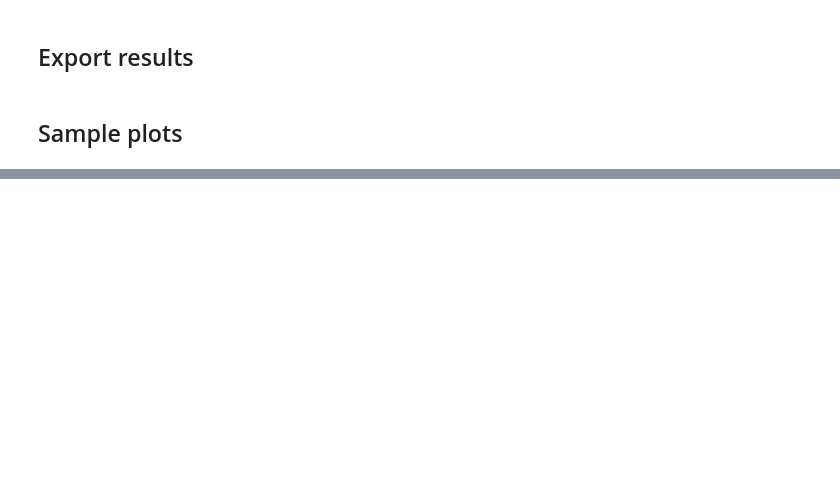
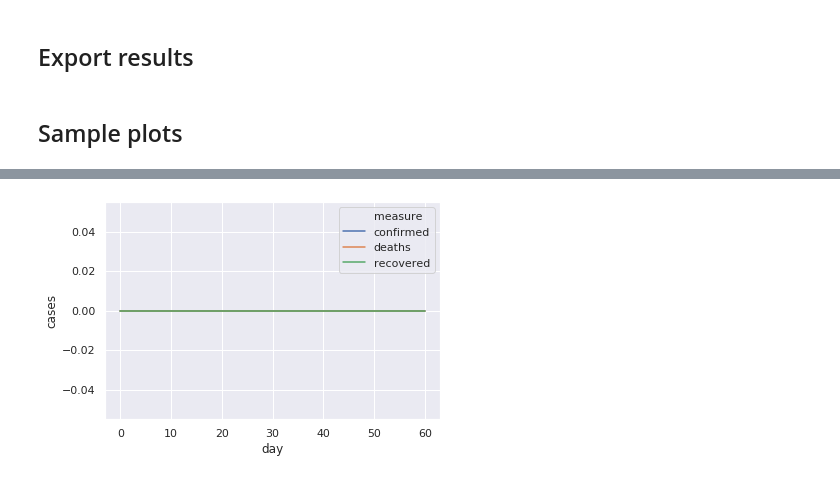
Before and after one commit to misken/c19, a Jupyter notebook: get_c19_data_alpha.ipynb, the cells around one changed output, grey strips where cells are left out. Cells and saved outputs as stored; diff of their text form; code cells hidden in the pictures; blank space fills up the shorter version.

```diff
--- a/get_c19_data_alpha.ipynb
+++ b/get_c19_data_alpha.ipynb
@@ -666,0 +663,4 @@ sns.lineplot(x='day', y='cases', hue='measure',
+# %%
+se_counties = ['Oakland, MI', 'Macomb, MI', 'Wayne, MI', 'Washtenaw, MI', 'St. Clair, MI']
+semich_df = c19_us_county_long.loc[c19_us_county_long['Province/State'].isin(se_counties)]
+semich_df
@@ -666,0 +681,4 @@ sns.lineplot(x='day', y='cases', hue='measure',
+# %%
+c19_us_semich_long = pd.DataFrame(semich_df.groupby(['day', 'measure'])['cases'].sum())
+c19_us_semich_long.reset_index(inplace=True)
+c19_us_semich_long
@@ -666,0 +699,5 @@ sns.lineplot(x='day', y='cases', hue='measure',
+# %%
+sns.lineplot(x='day', y='cases', hue='measure',
+             data=c19_us_semich_long);
+# %% [output]
+[figure, added]
```
Also changed, not shown: parts of 23 cells of this notebook, 14 other files.
